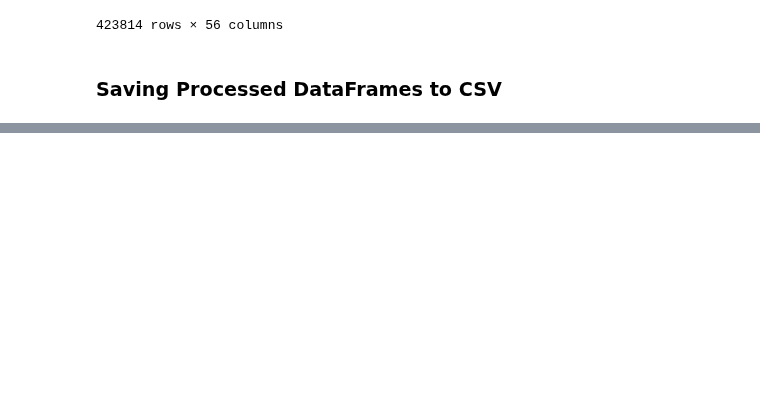
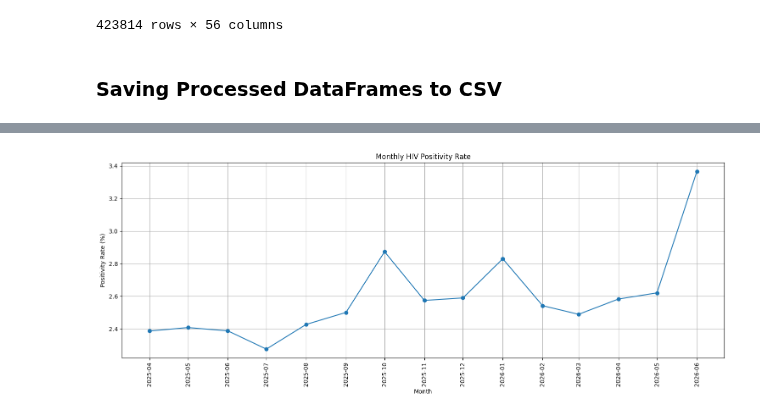
Before and after one commit to FridaOyucho/HTS-Model-, a Jupyter notebook: HTSModelDataPrep26082026.ipynb, the cells around one changed output, grey strips where cells are left out. Saved outputs shown, nothing was run; the diff lists cells and outputs as text; code cells hidden in the pictures; blank space fills up the shorter version.

```diff
--- a/HTSModelDataPrep26082026.ipynb
+++ b/HTSModelDataPrep26082026.ipynb
@@ -3186,0 +3280,38 @@ files.download("test_simple.csv")
+# %%
+
+import matplotlib.dates as mdates
+
+
+monthly_pos['Positivity_Rate'] = (
+    monthly_pos['Positive'] /
+    monthly_pos['Total_Tested'] * 100
+)
+
+# Convert PeriodIndex to datetime for plotting
+monthly_pos.index = monthly_pos.index.to_timestamp()
+
+# Plot
+fig, ax = plt.subplots(figsize=(15, 6))
+
+ax.plot(
+    monthly_pos.index,
+    monthly_pos['Positivity_Rate'],
+    marker='o'
+)
+
+# Force every month to be shown
+ax.set_xticks(monthly_pos.index)
+ax.set_xticklabels(
+    monthly_pos.index.strftime('%Y-%m'),
+    rotation=90
+)
+
+ax.set_title('Monthly HIV Positivity Rate')
+ax.set_xlabel('Month')
+ax.set_ylabel('Positivity Rate (%)')
+ax.grid(True)
+
+plt.tight_layout()
+plt.show()
+# %% [output]
+[figure, added]
```
Also changed, not shown: parts of 9 cells of this notebook.
